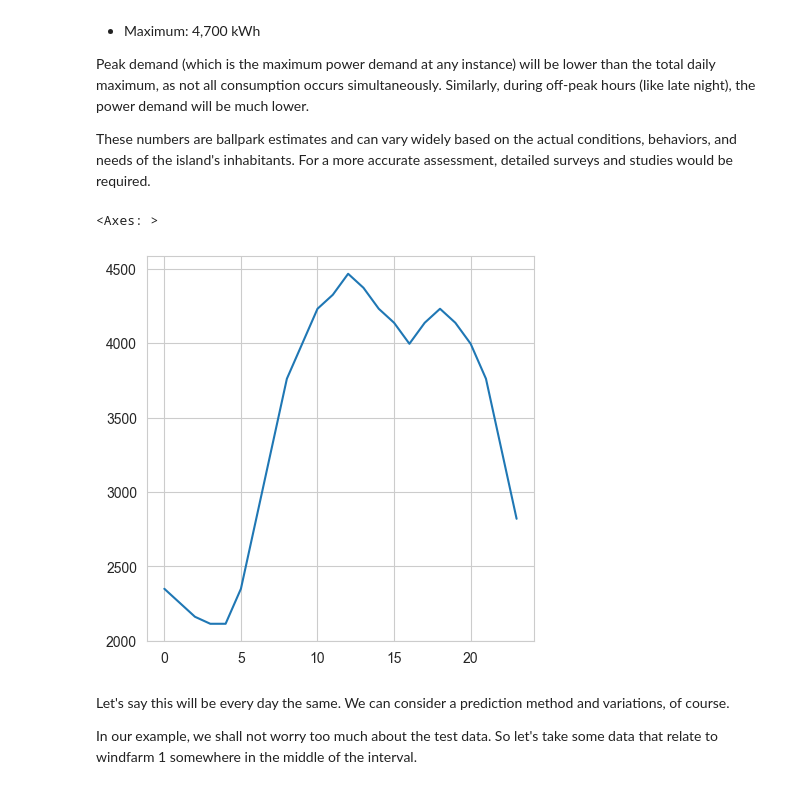
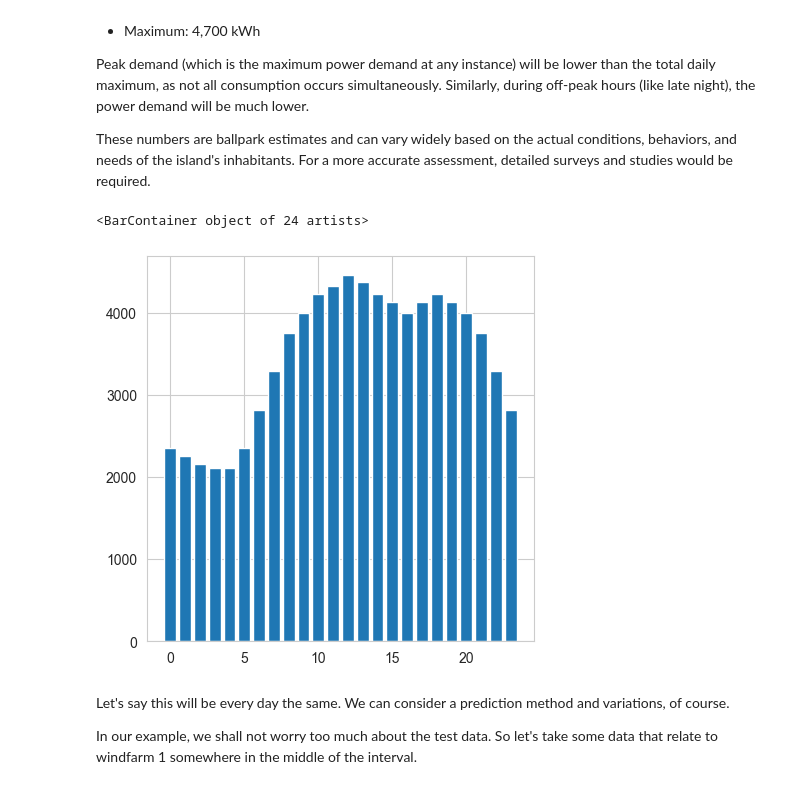
Before and after one commit to KarelMacek/zephyros, a Jupyter notebook: my_notebook.ipynb, the cells around one changed output. Cells and saved outputs as stored; diff of their text form; code cells hidden in the pictures.

```diff
--- a/my_notebook.ipynb
+++ b/my_notebook.ipynb
@@ -900,10 +900,10 @@ max_peak_demand = 4_700
 demand_curve = df_daily_demand["Percentage of Peak Demand"] / 100 * max_peak_demand
 # %%
 plt.rcParams["figure.figsize"] = (5, 5)
-demand_curve.plot()
+plt.bar(range(len(demand_curve)), demand_curve)
 # %% [output]
-<Axes: >
+<BarContainer object of 24 artists>
-[figure, old version]
+[figure, new version]
 # %% [markdown]
 Let's say this will be every day the same. We can consider a prediction method and variations, of course.
 
```
Also changed, not shown: parts of 21 cells of this notebook.
